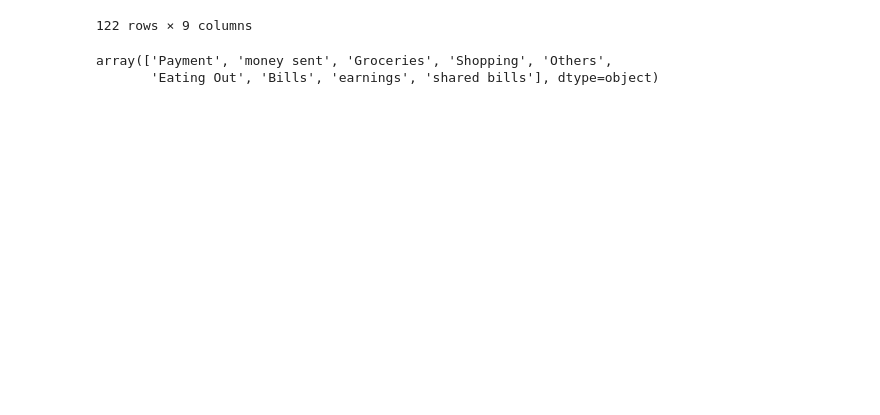
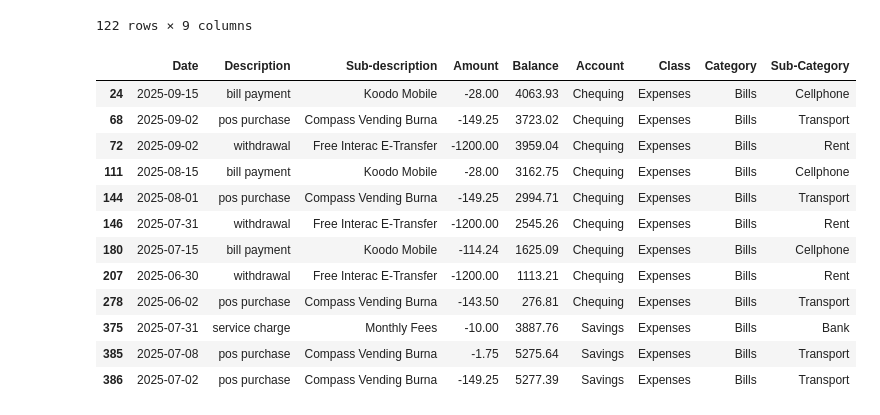
Before and after one commit to Lucasyuki01/Personal-Finance-Analysis, a Jupyter notebook: notebooks/main.ipynb, the cells around one changed output. Drawn from its saved outputs; the diff is of its cells as text; code cells hidden in the pictures; blank space fills up the shorter version.

```diff
--- a/notebooks/main.ipynb
+++ b/notebooks/main.ipynb
@@ -346,7 +371,18 @@ bank_df[bank_df['Category'] == 'Others']
 | 358 | 2025-05-08 | pos purchase | Fpos A&W #0854 Vanco | -5.24 | 994.76 | Chequing | Expenses | Others | None |
 122 rows × 9 columns
 # %%
-bank_df['Category'].unique()
+bank_df[bank_df['Category'] == 'Bills']
 # %% [output]
-array(['Payment', 'money sent', 'Groceries', 'Shopping', 'Others',
-       'Eating Out', 'Bills', 'earnings', 'shared bills'], dtype=object)
+|  | Date | Description | Sub-description | Amount | Balance | Account | Class | Category | Sub-Category |
+| 24 | 2025-09-15 | bill payment | Koodo Mobile | -28.00 | 4063.93 | Chequing | Expenses | Bills | Cellphone |
+| 68 | 2025-09-02 | pos purchase | Compass Vending Burna | -149.25 | 3723.02 | Chequing | Expenses | Bills | Transport |
+| 72 | 2025-09-02 | withdrawal | Free Interac E-Transfer | -1200.00 | 3959.04 | Chequing | Expenses | Bills | Rent |
+| 111 | 2025-08-15 | bill payment | Koodo Mobile | -28.00 | 3162.75 | Chequing | Expenses | Bills | Cellphone |
+| 144 | 2025-08-01 | pos purchase | Compass Vending Burna | -149.25 | 2994.71 | Chequing | Expenses | Bills | Transport |
+| 146 | 2025-07-31 | withdrawal | Free Interac E-Transfer | -1200.00 | 2545.26 | Chequing | Expenses | Bills | Rent |
+| 180 | 2025-07-15 | bill payment | Koodo Mobile | -114.24 | 1625.09 | Chequing | Expenses | Bills | Cellphone |
+| 207 | 2025-06-30 | withdrawal | Free Interac E-Transfer | -1200.00 | 1113.21 | Chequing | Expenses | Bills | Rent |
+| 278 | 2025-06-02 | pos purchase | Compass Vending Burna | -143.50 | 276.81 | Chequing | Expenses | Bills | Transport |
+| 375 | 2025-07-31 | service charge | Monthly Fees | -10.00 | 3887.76 | Savings | Expenses | Bills | Bank |
+| 385 | 2025-07-08 | pos purchase | Compass Vending Burna | -1.75 | 5275.64 | Savings | Expenses | Bills | Transport |
+| 386 | 2025-07-02 | pos purchase | Compass Vending Burna | -149.25 | 5277.39 | Savings | Expenses | Bills | Transport |
```
Also changed, not shown: parts of 2 cells of this notebook, 2 other files.
